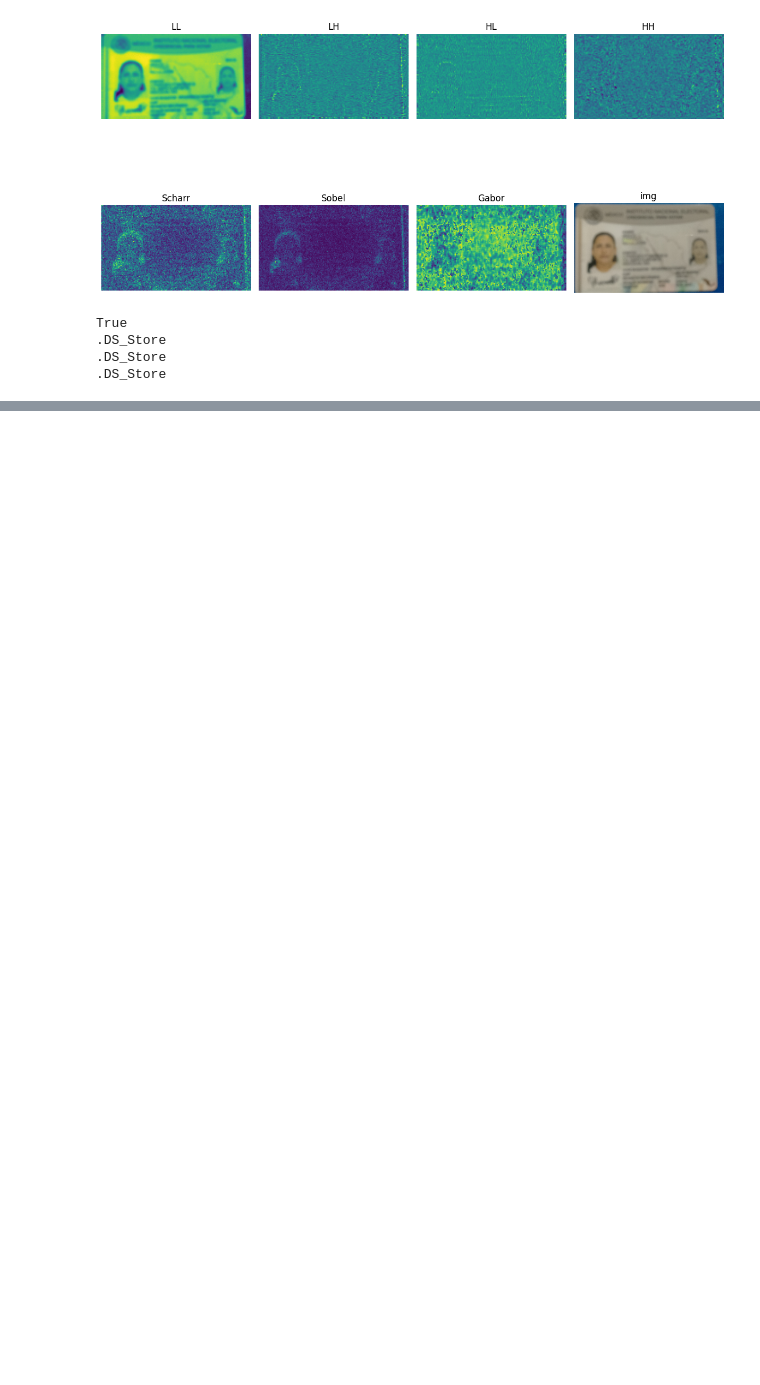
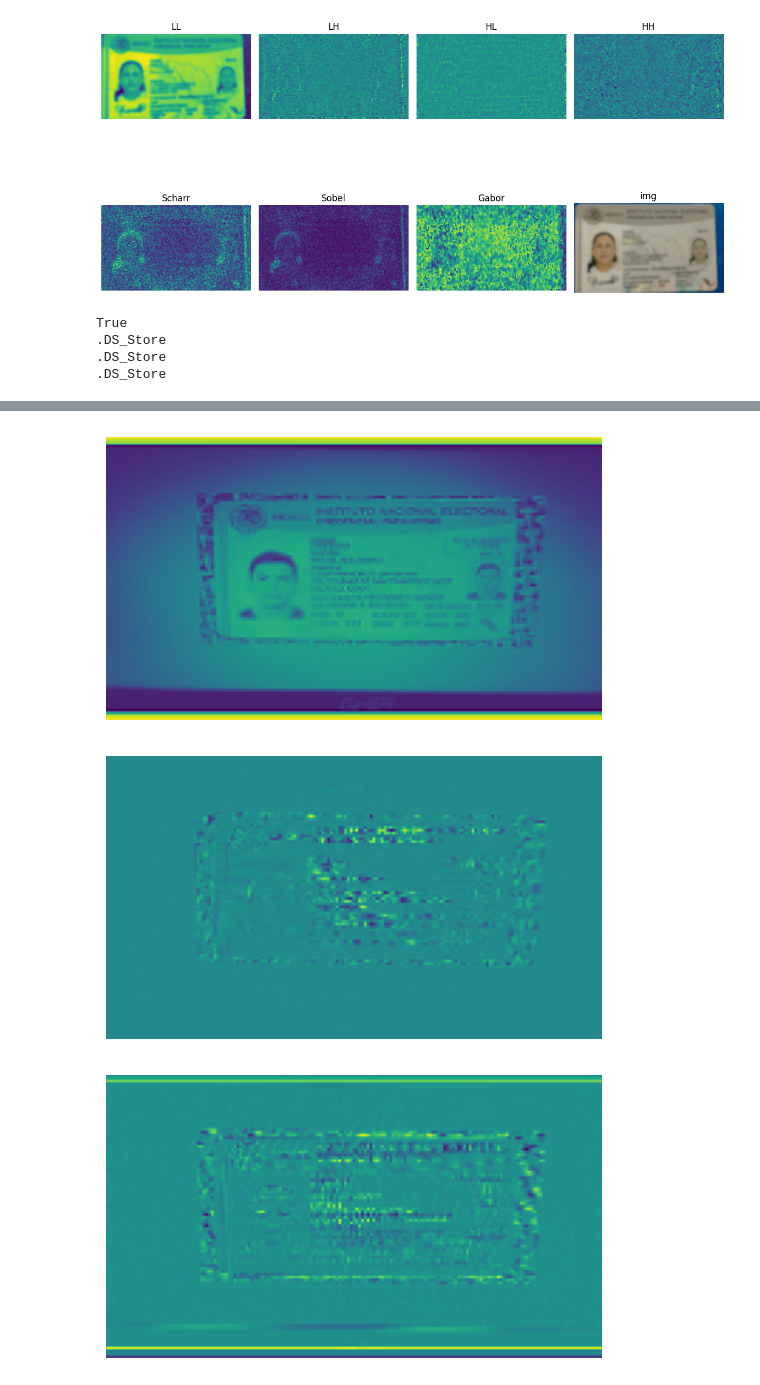
Before and after one commit to CameroJI/Moire-Fraud-Detection, a Jupyter notebook: playground.ipynb, the cells around one changed output, grey strips where cells are left out. Saved outputs shown, nothing was run; the diff lists cells and outputs as text; code cells hidden in the pictures; blank space fills up the shorter version.

```diff
--- a/playground.ipynb
+++ b/playground.ipynb
@@ -89,0 +109,9 @@ ImportError: cannot import name 'get_model' from 'utils' (/Users/jorgecamero/Moi
+# %%
+for name, element in img_elements.items():
+    plt.imshow(element)
+    plt.axis('off')
+    plt.show()
+# %% [output]
+[figure, added]
+[figure, added]
+[figure, added]
```
Also changed, not shown: parts of 3 cells of this notebook, 2 other files.
